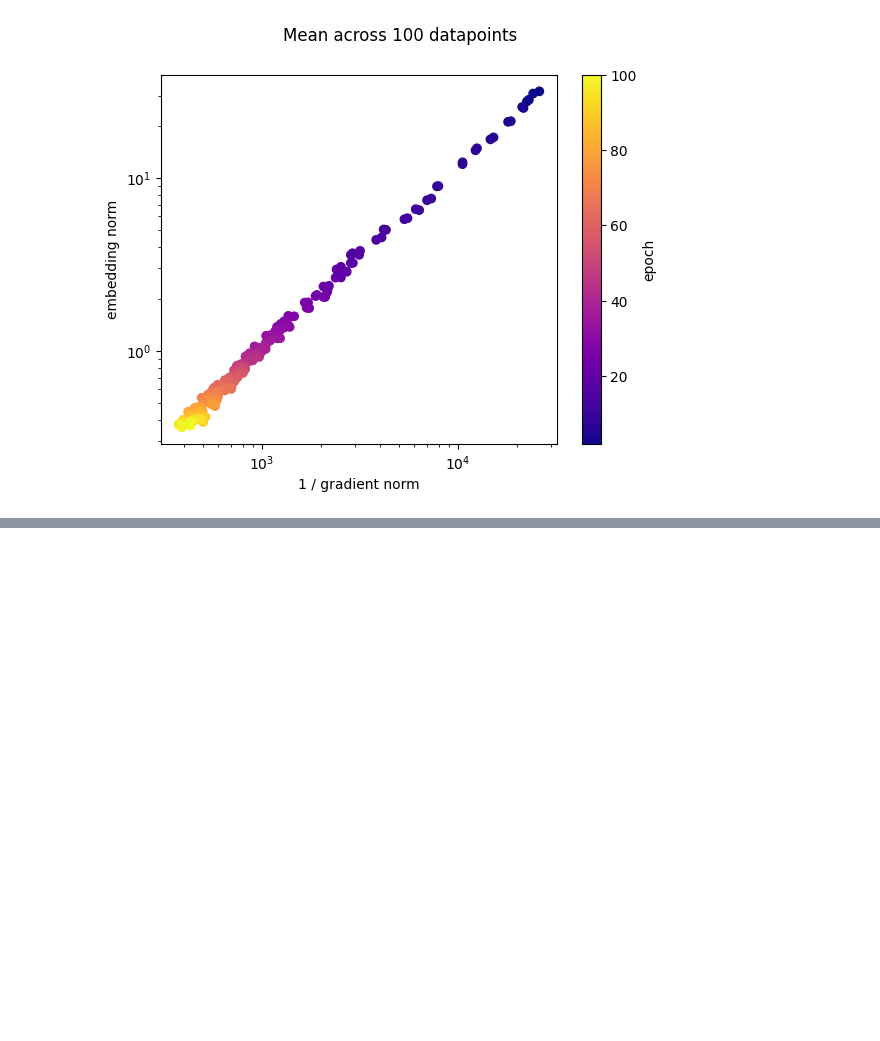
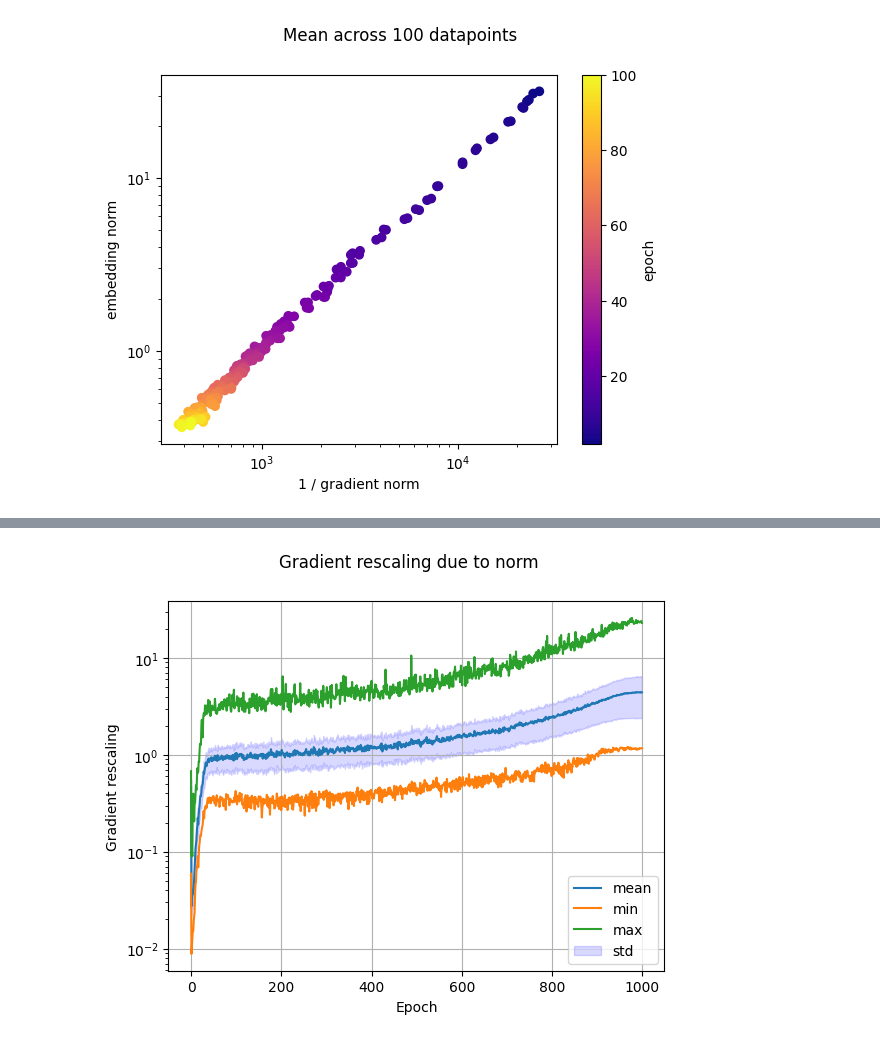
Before and after one commit to JuliBD/sssl, a Jupyter notebook: plotting.ipynb, the cells around one changed output, grey strips where cells are left out. Saved outputs shown, nothing was run; the diff lists cells and outputs as text; code cells hidden in the pictures; blank space fills up the shorter version.

```diff
--- a/plotting.ipynb
+++ b/plotting.ipynb
@@ -164,0 +358,25 @@ plt_gradient_norm_embedding_norm(embed_histories, idx_count=100, start_from_epoc
+# %%
+import numpy as np
+import torch
+from matplotlib import pyplot as plt
+import pandas as pd
+
+up_to_step = 1000
+embed_norms_tensor = torch.tensor(norm_hist)[:up_to_step]
+gradient_rescaling = 1/embed_norms_tensor
+mean = gradient_rescaling.mean(dim=-1)
+std = gradient_rescaling.std(dim=-1)
+
+plt.plot(gradient_rescaling.mean(dim=-1), label="mean")
+plt.plot(gradient_rescaling.min(dim=-1).values, label="min")
+plt.plot(gradient_rescaling.max(dim=-1).values, label="max")
+plt.fill_between(range(len(gradient_rescaling)), mean+std, mean-std, color='b', alpha=.15, label="std")
+plt.suptitle("Gradient rescaling due to norm")
+plt.ylabel("Gradient rescaling")
+plt.xlabel("Epoch")
+plt.legend()
+plt.yscale("log")
+plt.grid(True)
+plt.show()
+# %% [output]
+[figure, added]
```
Also changed, not shown: parts of 13 cells of this notebook, 13 other files.
